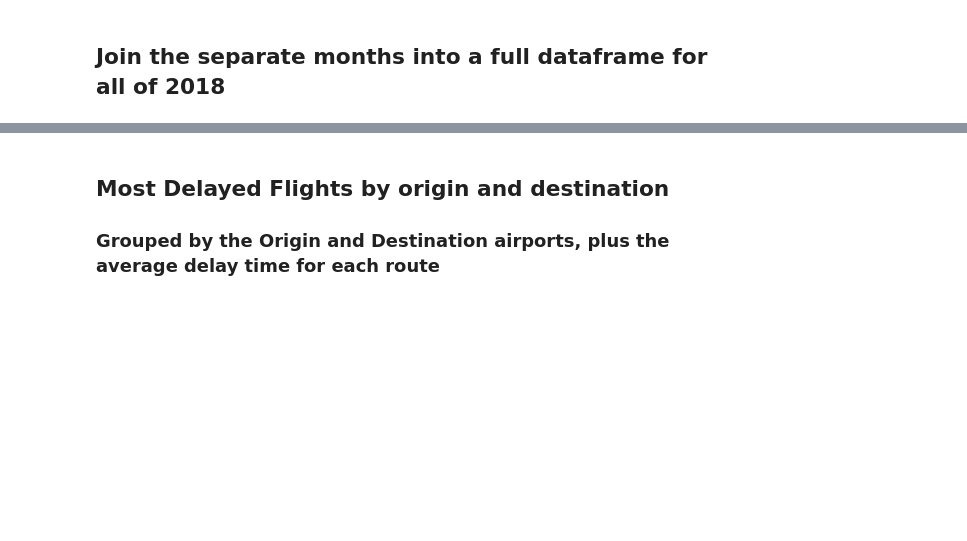
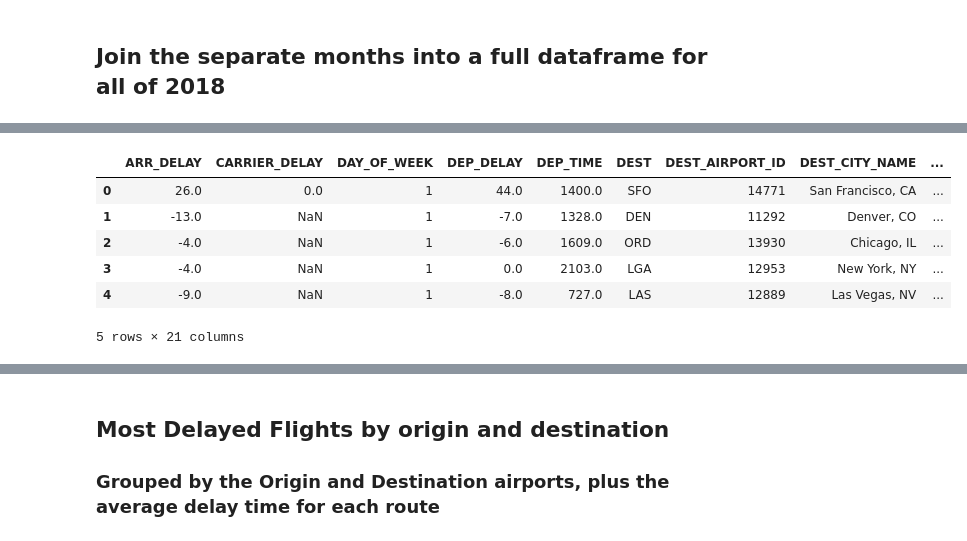
Before and after one commit to vpenney/worst-us-airports, a Jupyter notebook: Flight delay analysis.ipynb, the cells around one changed output, grey strips where cells are left out. Cells and saved outputs as stored; diff of their text form; code cells hidden in the pictures; blank space fills up the shorter version.

```diff
--- a/Flight delay analysis.ipynb
+++ b/Flight delay analysis.ipynb
@@ -7,13 +7,13 @@ import pandas as pd
 # OriginAirportID, Origin, OriginCityName, OriginState
 # DestAirportID, Dest, DestCityName, DestState, DepTime, DepDelay
 # ArrDelay, CarrierDelay, WeatherDelay, NASDelay, SecurityDelay, LateAircraftDelay
-df1 = pd.read_csv('data/jan_2018.csv')
-df2 = pd.read_csv('data/feb_2018.csv')
-df3 = pd.read_csv('data/march_2018.csv')
-df4 = pd.read_csv('data/april_2018.csv')
-df5 = pd.read_csv('data/may_2018.csv')
-df6 = pd.read_csv('data/june_2018.csv')
-df7 = pd.read_csv('data/july_2018.csv')
-df8 = pd.read_csv('data/aug_2018.csv')
-df9 = pd.read_csv('data/sept_2018.csv')
+df18_1 = pd.read_csv('data/jan_2018.csv')
+df18_2 = pd.read_csv('data/feb_2018.csv')
+df18_3 = pd.read_csv('data/march_2018.csv')
+df18_4 = pd.read_csv('data/april_2018.csv')
+df18_5 = pd.read_csv('data/may_2018.csv')
+df18_6 = pd.read_csv('data/june_2018.csv')
+df18_7 = pd.read_csv('data/july_2018.csv')
+df18_8 = pd.read_csv('data/aug_2018.csv')
+df18_9 = pd.read_csv('data/sept_2018.csv')
 # %%
@@ -44,0 +74,11 @@ df
+# %%
+df18 = pd.concat([df18_1, df18_2, df18_3, df18_4, df18_5, df18_6, df18_7, df18_8, df18_9], sort=True)
+df18.head()
+# %% [output]
+|  | ARR_DELAY | CARRIER_DELAY | DAY_OF_WEEK | DEP_DELAY | DEP_TIME | DEST | DEST_AIRPORT_ID | DEST_CITY_NAME | ... |
+| 0 | 26.0 | 0.0 | 1 | 44.0 | 1400.0 | SFO | 14771 | San Francisco, CA | ... |
+| 1 | -13.0 | NaN | 1 | -7.0 | 1328.0 | DEN | 11292 | Denver, CO | ... |
+| 2 | -4.0 | NaN | 1 | -6.0 | 1609.0 | ORD | 13930 | Chicago, IL | ... |
+| 3 | -4.0 | NaN | 1 | 0.0 | 2103.0 | LGA | 12953 | New York, NY | ... |
+| 4 | -9.0 | NaN | 1 | -8.0 | 727.0 | LAS | 12889 | Las Vegas, NV | ... |
+5 rows × 21 columns
```
Also changed, not shown: parts of 24 cells of this notebook.
